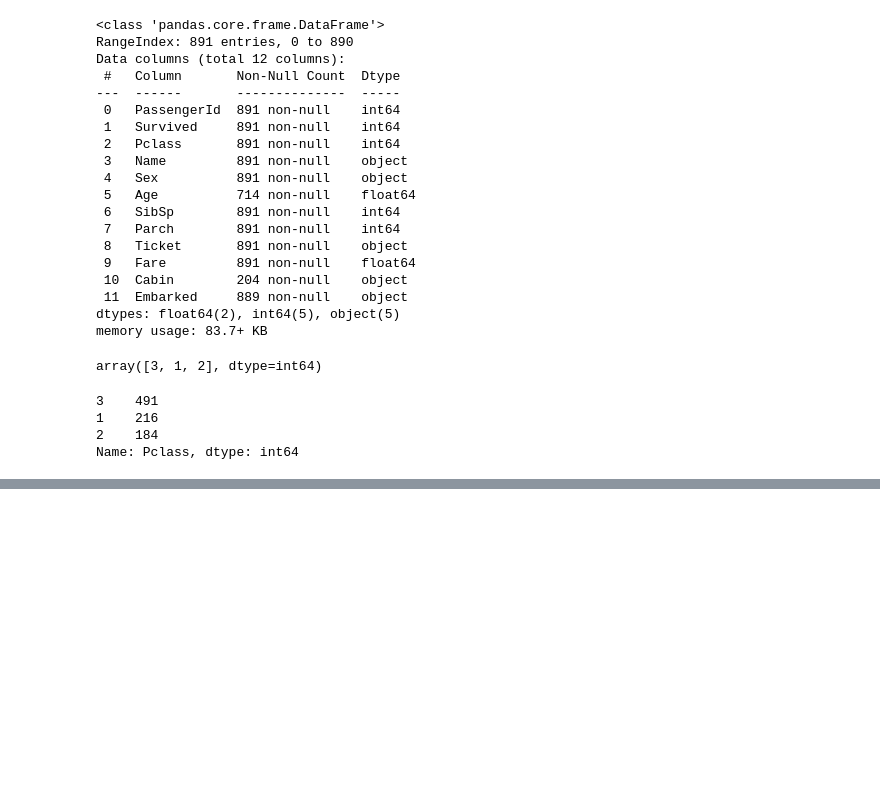
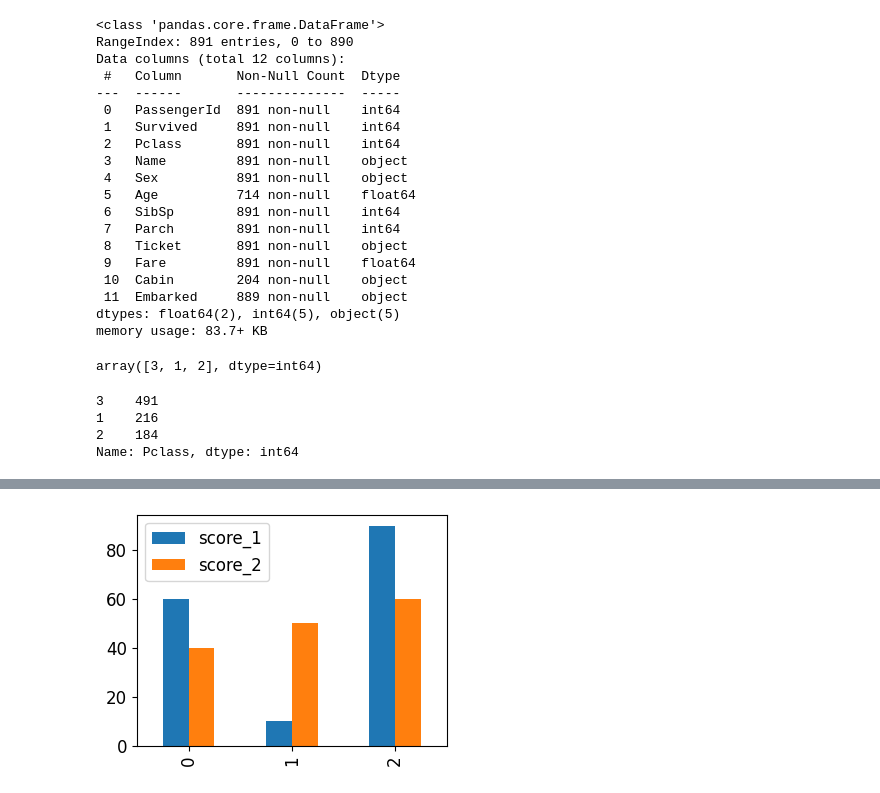
Before and after one commit to kkh1158/lecture, a Jupyter notebook: ipynb/lec12_matplotlib.ipynb, the cells around one changed output, grey strips where cells are left out. Cells and saved outputs as stored; diff of their text form; code cells hidden in the pictures; blank space fills up the shorter version.

```diff
--- a/ipynb/lec12_matplotlib.ipynb
+++ b/ipynb/lec12_matplotlib.ipynb
@@ -60,0 +56,8 @@ plt.show()
+# %%
+df = pd.DataFrame({'sub':['kor','eng','mat'],
+                   'score_1':[60,10,90],
+                   'score_2':[40,50,60]})
+df.plot(kind='bar')
+plt.show()
+# %% [output]
+[figure, added]
```
Also changed, not shown: parts of 22 cells of this notebook, 5 other files.
